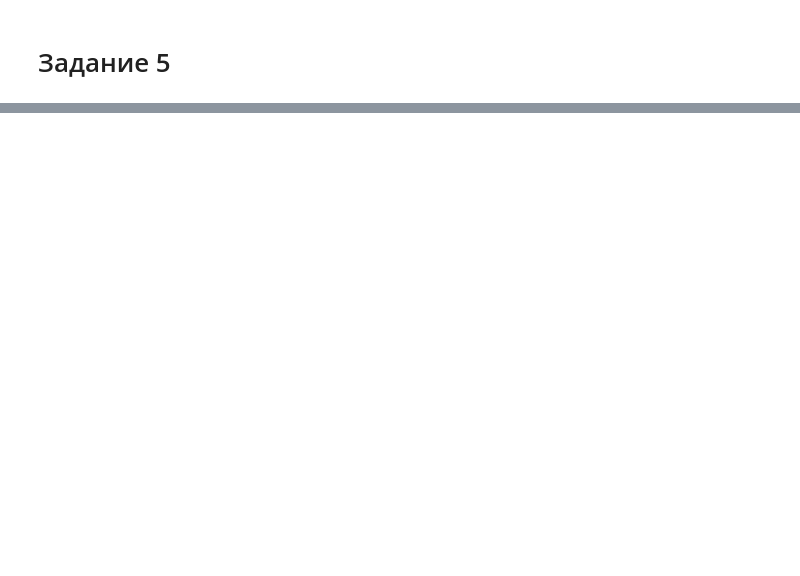
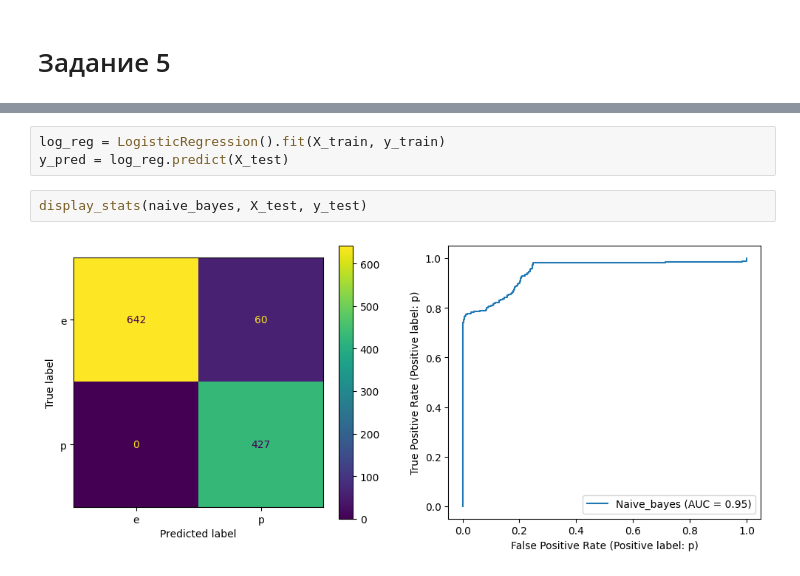
Before and after one commit to HerrPhoton/Theory-of-statistical-solutions, a Jupyter notebook: lab2.ipynb, the cells around one changed output, grey strips where cells are left out. Cells and saved outputs as stored; diff of their text form; blank space fills up the shorter version.

```diff
--- a/lab2.ipynb
+++ b/lab2.ipynb
@@ -299,0 +361,7 @@ reg = LogisticRegression().fit()
+# %%
+log_reg = LogisticRegression().fit(X_train, y_train)
+y_pred = log_reg.predict(X_test)
+# %%
+display_stats(naive_bayes, X_test, y_test)
+# %% [output]
+[figure, added]
```
Also changed, not shown: parts of 24 cells of this notebook.
